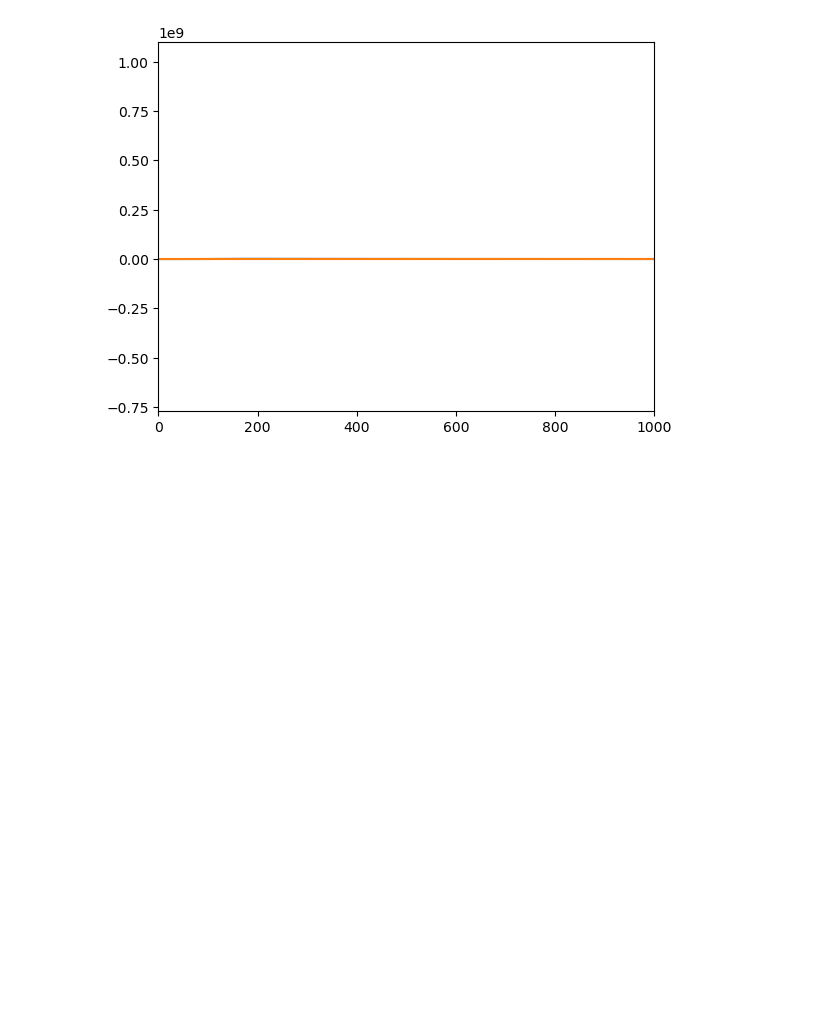
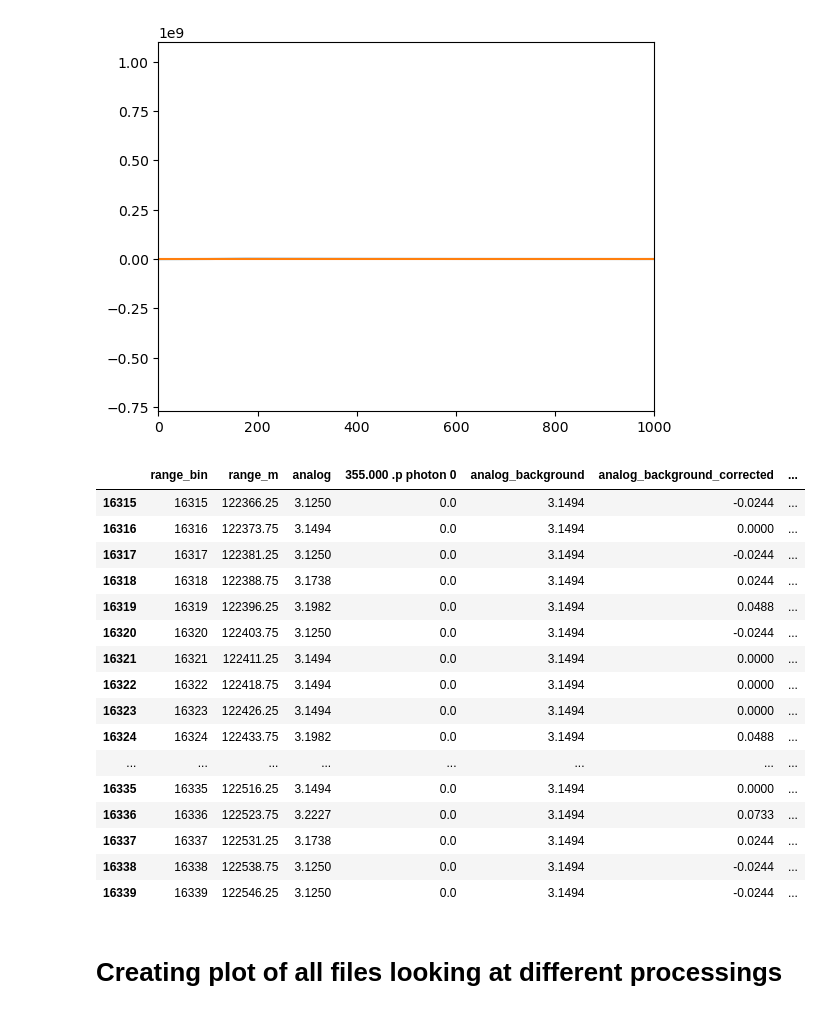
Before and after one commit to marositesUSC/dissertation, a Jupyter notebook: notebooks/lidar_signal_processing/03_process_signals.ipynb, the cells around one changed output. Cells and saved outputs as stored; diff of their text form; code cells hidden in the pictures; blank space fills up the shorter version.

```diff
--- a/notebooks/lidar_signal_processing/03_process_signals.ipynb
+++ b/notebooks/lidar_signal_processing/03_process_signals.ipynb
@@ -173,3 +173,25 @@ plt.xlim(0,1000)
 plt.show()
 # %% [output]
 [figure]
+# %%
+df.iloc[-25:]
+# %% [output]
+|  | range_bin | range_m | analog | 355.000 .p photon 0 | analog_background | analog_background_corrected | ... |
+| 16315 | 16315 | 122366.25 | 3.1250 | 0.0 | 3.1494 | -0.0244 | ... |
+| 16316 | 16316 | 122373.75 | 3.1494 | 0.0 | 3.1494 | 0.0000 | ... |
+| 16317 | 16317 | 122381.25 | 3.1250 | 0.0 | 3.1494 | -0.0244 | ... |
+| 16318 | 16318 | 122388.75 | 3.1738 | 0.0 | 3.1494 | 0.0244 | ... |
+| 16319 | 16319 | 122396.25 | 3.1982 | 0.0 | 3.1494 | 0.0488 | ... |
+| 16320 | 16320 | 122403.75 | 3.1250 | 0.0 | 3.1494 | -0.0244 | ... |
+| 16321 | 16321 | 122411.25 | 3.1494 | 0.0 | 3.1494 | 0.0000 | ... |
+| 16322 | 16322 | 122418.75 | 3.1494 | 0.0 | 3.1494 | 0.0000 | ... |
+| 16323 | 16323 | 122426.25 | 3.1494 | 0.0 | 3.1494 | 0.0000 | ... |
+| 16324 | 16324 | 122433.75 | 3.1982 | 0.0 | 3.1494 | 0.0488 | ... |
+| ... | ... | ... | ... | ... | ... | ... | ... |
+| 16335 | 16335 | 122516.25 | 3.1494 | 0.0 | 3.1494 | 0.0000 | ... |
+| 16336 | 16336 | 122523.75 | 3.2227 | 0.0 | 3.1494 | 0.0733 | ... |
+| 16337 | 16337 | 122531.25 | 3.1738 | 0.0 | 3.1494 | 0.0244 | ... |
+| 16338 | 16338 | 122538.75 | 3.1250 | 0.0 | 3.1494 | -0.0244 | ... |
+| 16339 | 16339 | 122546.25 | 3.1250 | 0.0 | 3.1494 | -0.0244 | ... |
+# %% [markdown]
+# Creating plot of all files looking at different processings
```
Also changed, not shown: parts of 7 cells of this notebook.
